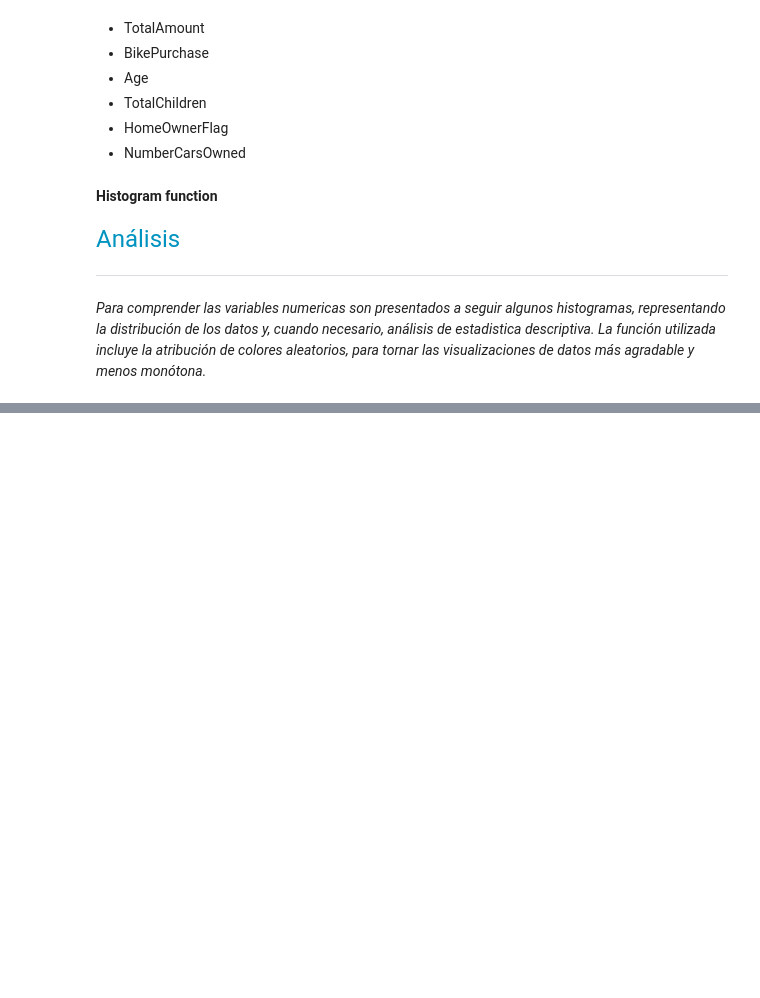
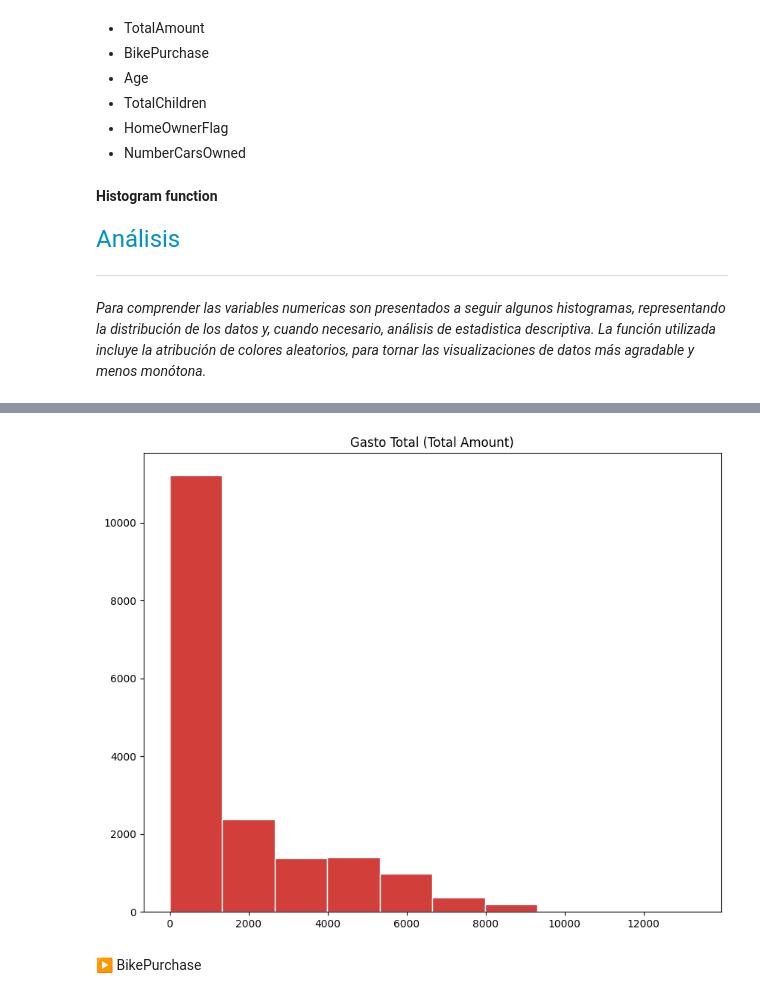
Before and after one commit to anapaccasilva/AdventureWorks, a Jupyter notebook: EDA_AdventureWorks.ipynb, the cells around one changed output, grey strips where cells are left out. Cells and saved outputs as stored; diff of their text form; code cells hidden in the pictures; blank space fills up the shorter version.

```diff
--- a/EDA_AdventureWorks.ipynb
+++ b/EDA_AdventureWorks.ipynb
@@ -403,0 +418,6 @@ def histograma(dataframe, variable, titulo):
+# %%
+histograma(customersPurchases, "TotalAmount", "Gasto Total (Total Amount)")
+# %% [output]
+[figure, added]
+# %% [markdown]
+▶ BikePurchase
```
Also changed, not shown: parts of 21 cells of this notebook.
